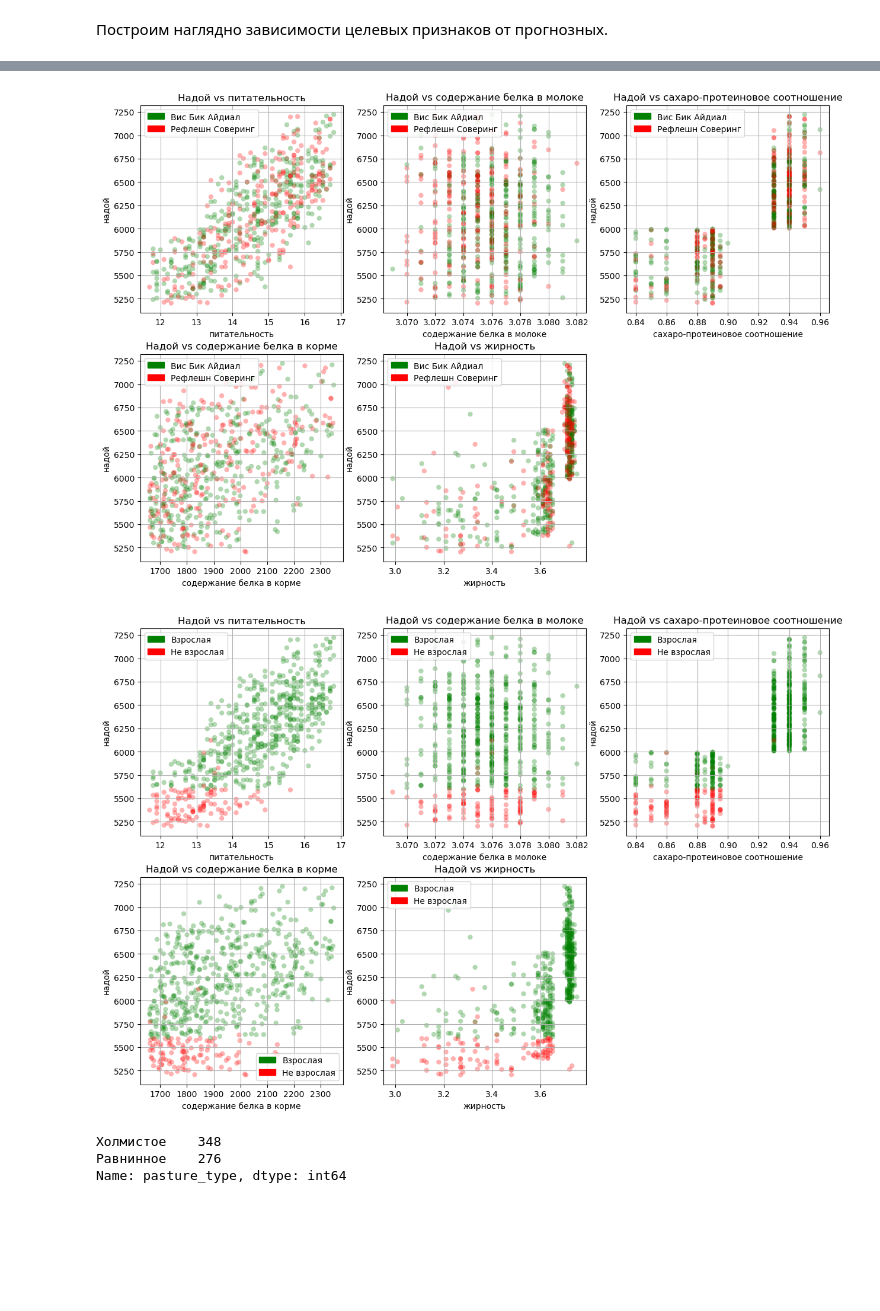
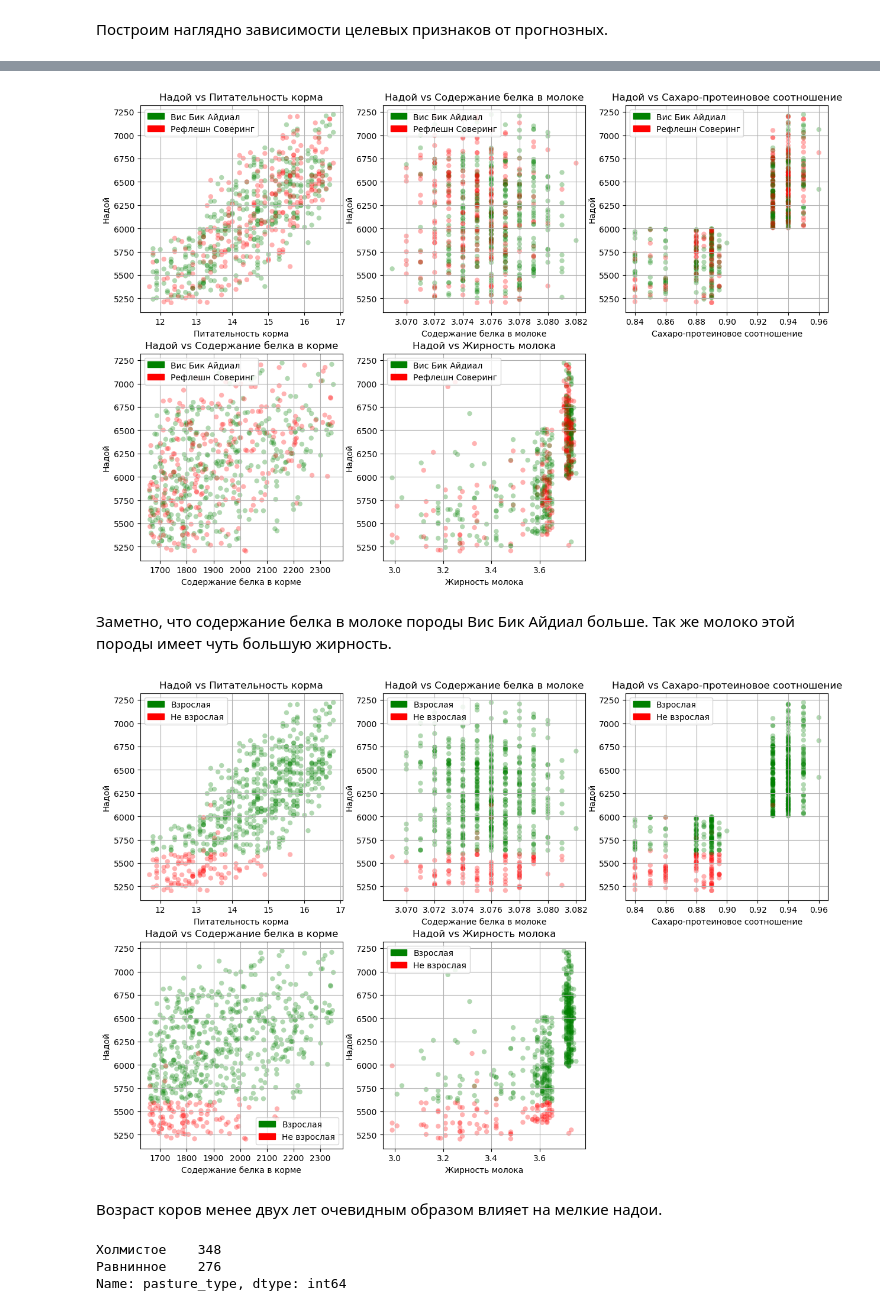
Before and after one commit to EvanderLatine/DS_Practicum, a Jupyter notebook: Ferm_Predictions/research.ipynb, the cells around one changed output, grey strips where cells are left out. Cells and saved outputs as stored; diff of their text form; code cells hidden in the pictures; blank space fills up the shorter version.

```diff
--- a/Ferm_Predictions/research.ipynb
+++ b/Ferm_Predictions/research.ipynb
@@ -757,15 +757,16 @@ plt.show()
 Делаем вывод, что для предсказания вкуса молока можно не использовать признаки, касающиеся породы коровы. Так же полезно рассмотреть типы зависимости для признаков с высокой и средней зависимостью с целевыми и так же построить зависимости выделенных выше прогнозных признаков между собой.
 # %% [markdown]
 Построим наглядно зависимости целевых признаков от прогнозных.
+# %%
+features = [
+        ("EFU", "Питательность корма"),
+        ("proteins", "Содержание белка в молоке"),
+        ("SPR", "Сахаро-протеиновое соотношение"),
+        ("raw_protein", "Содержание белка в корме"),
+        ("fatness", "Жирность молока")
+    ]
 # %%
 fig, ax = plt.subplots(2, 3, figsize=(15, 10))
-features = [
-        ("EFU", "питательность"),
-        ("proteins", "содержание белка в молоке"),
-        ("SPR", "сахаро-протеиновое соотношение"),
-        ("raw_protein", "содержание белка в корме"),
-        ("fatness", "жирность")
-    ]
 for idx, (feature, feature_name) in enumerate(features):
     color = ["green" if is_milk_tasty else "red" for is_milk_tasty in own_herd["is_milk_tasty"]]
     x = idx % 3
@@ -773,7 +774,7 @@ for idx, (feature, feature_name) in enumerate(features):
     sct = ax[y, x].scatter(own_herd[feature].to_list(), own_herd["yield"].to_list(), c=color,
                alpha=0.3, edgecolors="none")
     ax[y, x].set_title(f"Надой vs {feature_name}")
-    ax[y, x].set(xlabel=feature_name, ylabel="надой")
+    ax[y, x].set(xlabel=feature_name, ylabel="Надой")
     legend_handles = [
         mpatches.Patch(color="green", label="Вкусное молоко"),
         mpatches.Patch(color="red",   label="Невкусное молоко"),
@@ -788,40 +791,28 @@ plt.show()
 # %%
 fig, ax = plt.subplots(2, 3, figsize=(15, 10))
-features = [
-        ("EFU", "питательность"),
-        ("proteins", "содержание белка в молоке"),
-        ("SPR", "сахаро-протеиновое соотношение"),
-        ("raw_protein", "содержание белка в корме"),
-        ("fatness", "жирность")
-    ]
 for idx, (feature, feature_name) in enumerate(features):
     color = ["green" if breed == "Вис Бик Айдиал" else "red" for breed in own_herd["breed"]]
     x = idx % 3
     y = idx // 3
     sct = ax[y, x].scatter(own_herd[feature].to_list(), own_herd["yield"].to_list(), c=color,
                alpha=0.3, edgecolors="none")
     ax[y, x].set_title(f"Надой vs {feature_name}")
-    ax[y, x].set(xlabel=feature_name, ylabel="надой")
+    ax[y, x].set(xlabel=feature_name, ylabel="Надой")
     legend_handles = [
         mpatches.Patch(color="green", label="Вис Бик Айдиал"),
         mpatches.Patch(color="red",   label="Рефлешн Соверинг"),
     ]
     ax[y, x].legend(handles=legend_handles)
     ax[y, x].grid(True)
 ax[-1, -1].axis('off')
 
 plt.show()
 # %% [output]
-[figure, old version]
+[figure, new version]
+# %% [markdown]
+Заметно, что содержание белка в молоке породы Вис Бик Айдиал больше. Так же молоко этой породы имеет чуть большую жирность.
 # %%
 fig, ax = plt.subplots(2, 3, figsize=(15, 10))
-features = [
-        ("EFU", "питательность"),
-        ("proteins", "содержание белка в молоке"),
-        ("SPR", "сахаро-протеиновое соотношение"),
-        ("raw_protein", "содержание белка в корме"),
-        ("fatness", "жирность")
-    ]
 for idx, (feature, feature_name) in enumerate(features):
     color = ["green" if is_old else "red" for is_old in own_herd["is_old"]]
     x = idx % 3
@@ -829,7 +820,7 @@ for idx, (feature, feature_name) in enumerate(features):
     sct = ax[y, x].scatter(own_herd[feature].to_list(), own_herd["yield"].to_list(), c=color,
                alpha=0.3, edgecolors="none")
     ax[y, x].set_title(f"Надой vs {feature_name}")
-    ax[y, x].set(xlabel=feature_name, ylabel="надой")
+    ax[y, x].set(xlabel=feature_name, ylabel="Надой")
     legend_handles = [
         mpatches.Patch(color="green", label="Взрослая"),
         mpatches.Patch(color="red",   label="Не взрослая"),
@@ -840,7 +831,9 @@ ax[-1, -1].axis('off')
 
 plt.show()
 # %% [output]
-[figure, old version]
+[figure, new version]
+# %% [markdown]
+Возраст коров менее двух лет очевидным образом влияет на мелкие надои.
 # %%
 own_herd["pasture_type"].value_counts()
 # %% [output]
```
Also changed, not shown: parts of 8 cells of this notebook.
